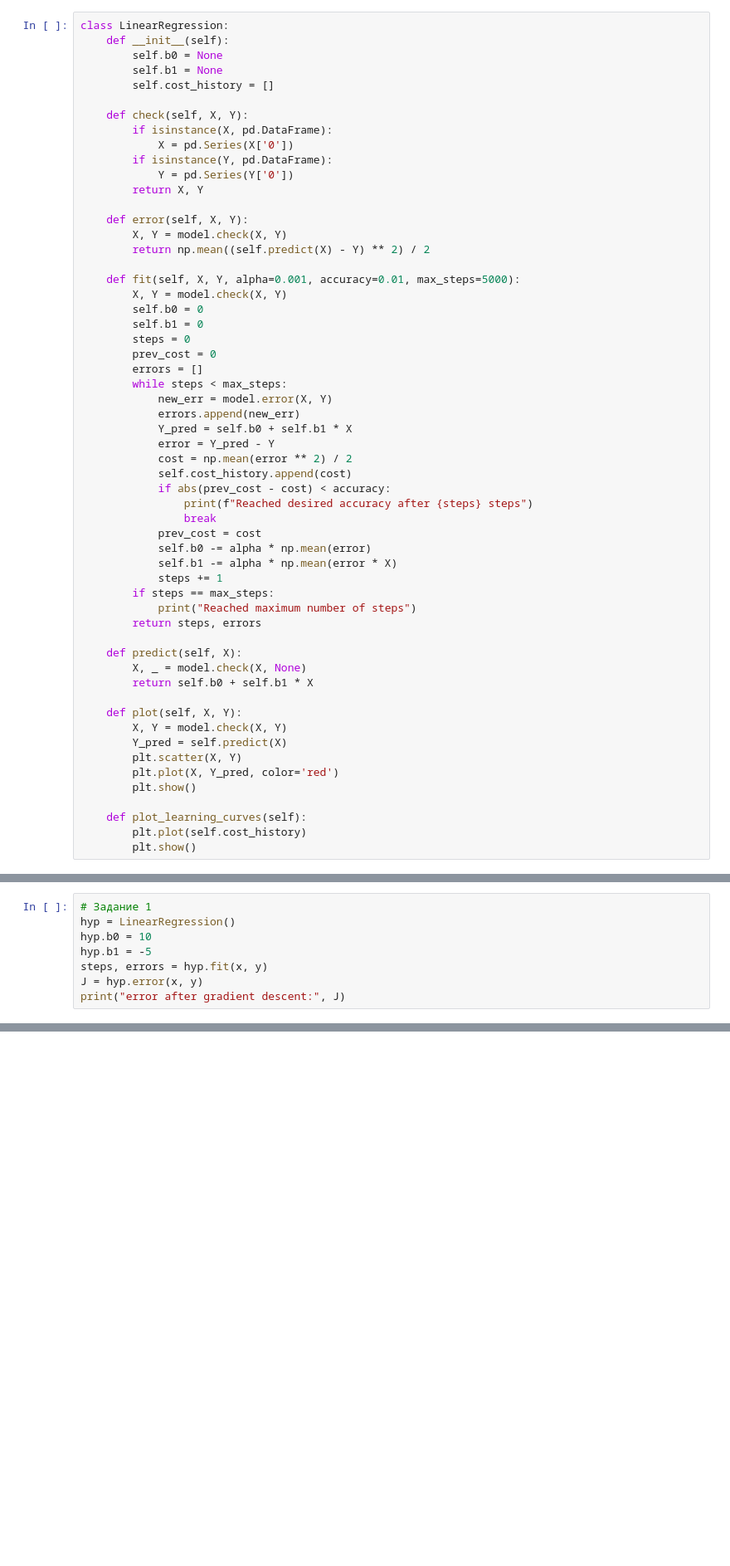
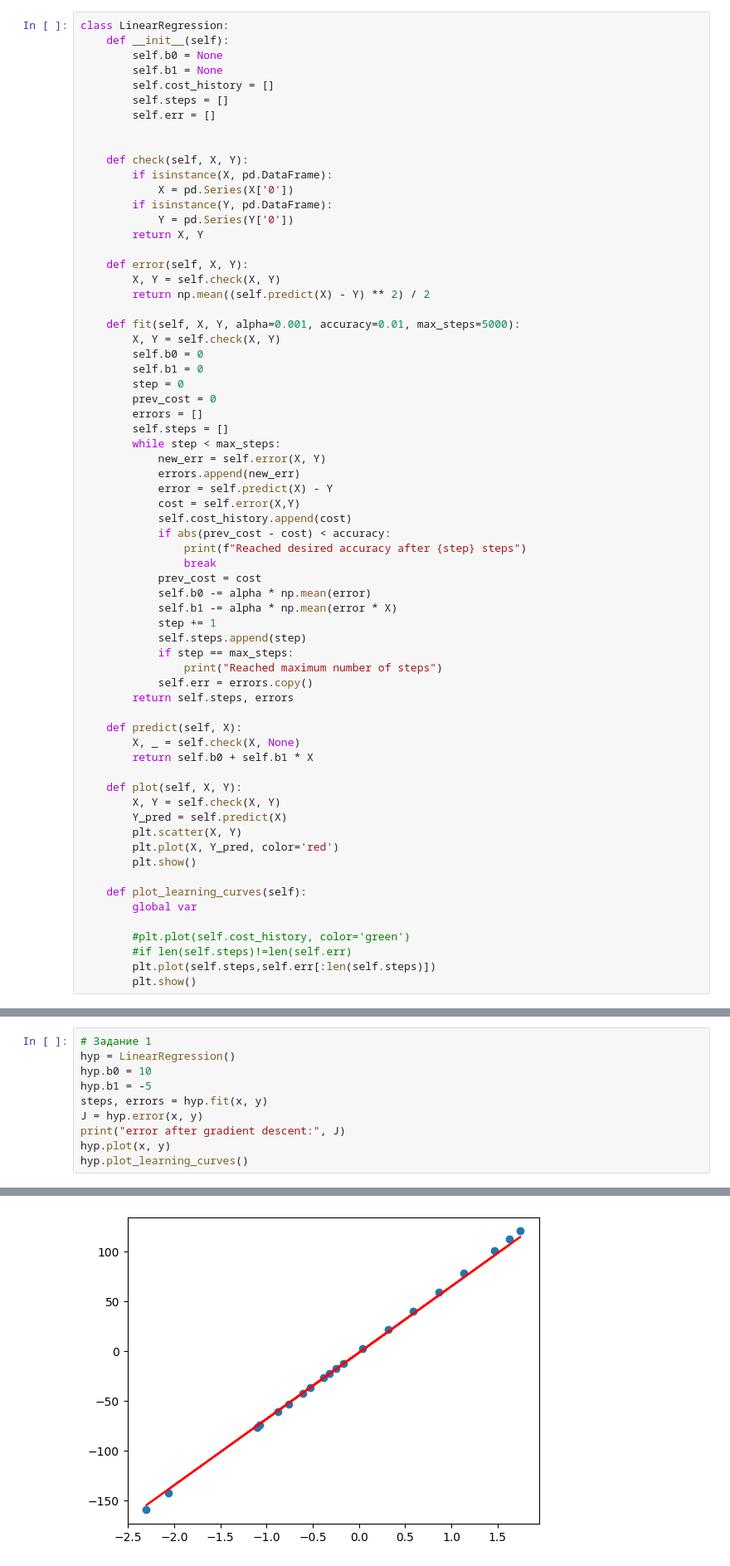
Before and after one commit to Aoladiy/pythonProject, a Jupyter notebook: my_2_course/ipynb/lab3.ipynb, the cells around one changed output, grey strips where cells are left out. Shown at 83% size. Cells and saved outputs as stored; diff of their text form; blank space fills up the shorter version.

```diff
--- a/my_2_course/ipynb/lab3.ipynb
+++ b/my_2_course/ipynb/lab3.ipynb
@@ -8,6 +8,9 @@ class LinearRegression:
         self.b0 = None
         self.b1 = None
         self.cost_history = []
+        self.steps = []
+        self.err = []
+
 
     def check(self, X, Y):
         if isinstance(X, pd.DataFrame):
@@ -17,47 +20,53 @@ class LinearRegression:
         return X, Y
 
     def error(self, X, Y):
-        X, Y = model.check(X, Y)
+        X, Y = self.check(X, Y)
         return np.mean((self.predict(X) - Y) ** 2) / 2
 
     def fit(self, X, Y, alpha=0.001, accuracy=0.01, max_steps=5000):
-        X, Y = model.check(X, Y)
+        X, Y = self.check(X, Y)
         self.b0 = 0
         self.b1 = 0
-        steps = 0
+        step = 0
         prev_cost = 0
         errors = []
-        while steps < max_steps:
-            new_err = model.error(X, Y)
+        self.steps = []
+        while step < max_steps:
+            new_err = self.error(X, Y)
             errors.append(new_err)
-            Y_pred = self.b0 + self.b1 * X
-            error = Y_pred - Y
-            cost = np.mean(error ** 2) / 2
+            error = self.predict(X) - Y
+            cost = self.error(X,Y)
             self.cost_history.append(cost)
             if abs(prev_cost - cost) < accuracy:
-                print(f"Reached desired accuracy after {steps} steps")
+                print(f"Reached desired accuracy after {step} steps")
                 break
             prev_cost = cost
             self.b0 -= alpha * np.mean(error)
             self.b1 -= alpha * np.mean(error * X)
-            steps += 1
-        if steps == max_steps:
-            print("Reached maximum number of steps")
-        return steps, errors
+            step += 1
+            self.steps.append(step)
+            if step == max_steps:
+                print("Reached maximum number of steps")
+            self.err = errors.copy()
+        return self.steps, errors
 
     def predict(self, X):
-        X, _ = model.check(X, None)
+        X, _ = self.check(X, None)
         return self.b0 + self.b1 * X
 
     def plot(self, X, Y):
-        X, Y = model.check(X, Y)
+        X, Y = self.check(X, Y)
         Y_pred = self.predict(X)
         plt.scatter(X, Y)
         plt.plot(X, Y_pred, color='red')
         plt.show()
 
     def plot_learning_curves(self):
-        plt.plot(self.cost_history)
+        global var
+
+        #plt.plot(self.cost_history, color='green')
+        #if len(self.steps)!=len(self.err)
+        plt.plot(self.steps,self.err[:len(self.steps)])
         plt.show()
 # %%
 # Загрузка данных
@@ -90,11 +99,14 @@ error after gradient descent: 4.4961047667431675
 # %%
 # Задание 1
 hyp = LinearRegression()
 hyp.b0 = 10
 hyp.b1 = -5
 steps, errors = hyp.fit(x, y)
 J = hyp.error(x, y)
 print("error after gradient descent:", J)
+hyp.plot(x, y)
+hyp.plot_learning_curves()
 # %% [output]
 Reached desired accuracy after 2737 steps
 error after gradient descent: 4.4961047667431675
+[figure, added]
```
Also changed, not shown: parts of 6 cells of this notebook, 1 other file.
